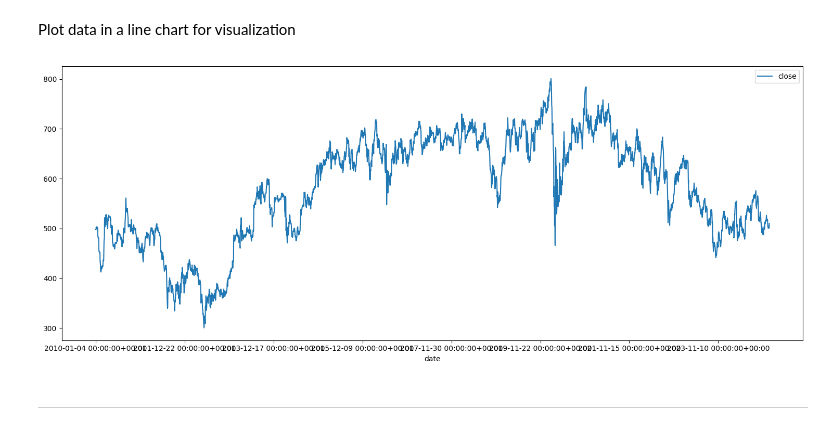
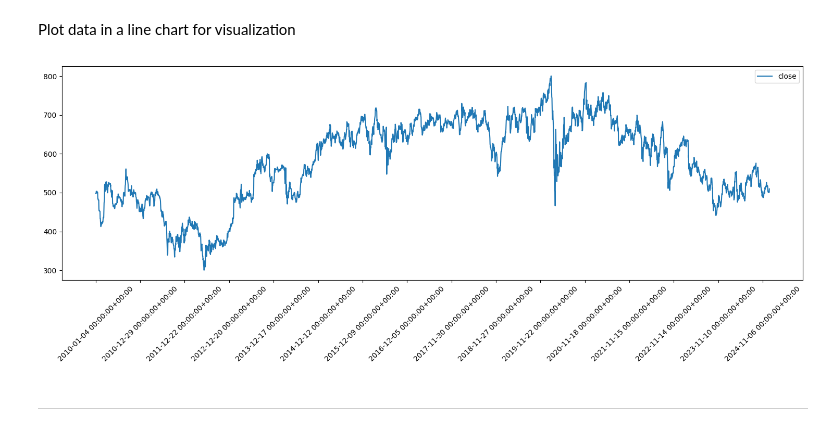
Before and after one commit to AndyV773/PP5, a Jupyter notebook: jupyter_notebooks/01 - DataCollection.ipynb, the cells around one changed output. Cells and saved outputs as stored; diff of their text form; code cells hidden in the pictures.

```diff
--- a/jupyter_notebooks/01 - DataCollection.ipynb
+++ b/jupyter_notebooks/01 - DataCollection.ipynb
@@ -205,10 +206,11 @@ array([0.])
 Plot data in a line chart for visualization
 # %%
-df.plot.line(y='close',x='date',figsize=(15, 6))
+df.plot.line(y='close', figsize=(15, 6))
+plt.xticks(ticks=df.index[::250], labels=df['date'][::250], rotation=45)
 plt.tight_layout()
 plt.show()
 # %% [output]
-[figure, old version]
+[figure, new version]
 # %% [markdown]
 ---
 # %% [markdown]
```
Also changed, not shown: parts of 3 cells of this notebook, 11 other files.
